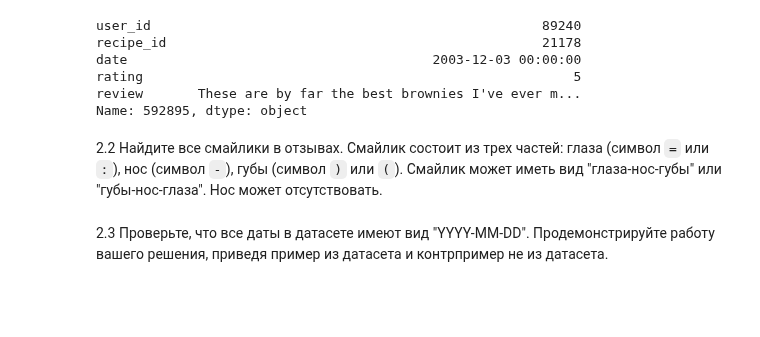
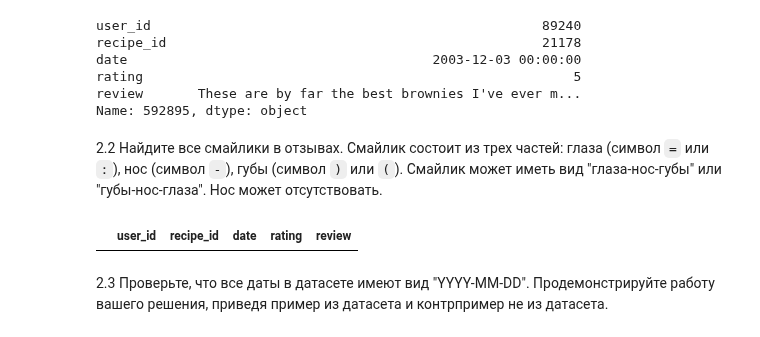
Before and after one commit to Amikuto/BigDataPT-BDPT-, a Jupyter notebook: Lesson8/08_string_Kurtaev_Damir.ipynb, the cells around one changed output. Cells and saved outputs as stored; diff of their text form; code cells hidden in the pictures; blank space fills up the shorter version.

```diff
--- a/Lesson8/08_string_Kurtaev_Damir.ipynb
+++ b/Lesson8/08_string_Kurtaev_Damir.ipynb
@@ -260,6 +260,21 @@ copy = reviews_sample.copy()
 copy["review"] = copy["review"].astype(str)
 # %% [markdown]
 2.2 Найдите все смайлики в отзывах. Смайлик состоит из трех частей: глаза (символ `=` или `:`), нос (символ `-`), губы (символ `)` или `(`). Смайлик может иметь вид "глаза-нос-губы" или "губы-нос-глаза". Нос может отсутствовать.
+# %%
+reviews_sample = pd.read_csv("./data/data/reviews_sample_b.csv", index_col=0, parse_dates=["date"], encoding="UTF-8")
+
+r = re.compile(r'(=|:|\)|\()-(\)|\(|=|:)')
+vmatch = np.vectorize(lambda x: bool(r.match(x)))
+
+data_length_for_test = 8881
+copy = reviews_sample[:data_length_for_test].copy()
+copy["review"] = copy["review"].astype(str)
+copy[
+    vmatch(np.array(
+        reviews_sample["review"][:data_length_for_test]#.iloc[:, 0]
+    ))]
+# %% [output]
+|  | user_id | recipe_id | date | rating | review |
 # %% [markdown]
 2.3 Проверьте, что все даты в датасете имеют вид "YYYY-MM-DD". Продемонстрируйте работу вашего решения, приведя пример из датасета и контрпример не из датасета.
 # %% [markdown]
```
